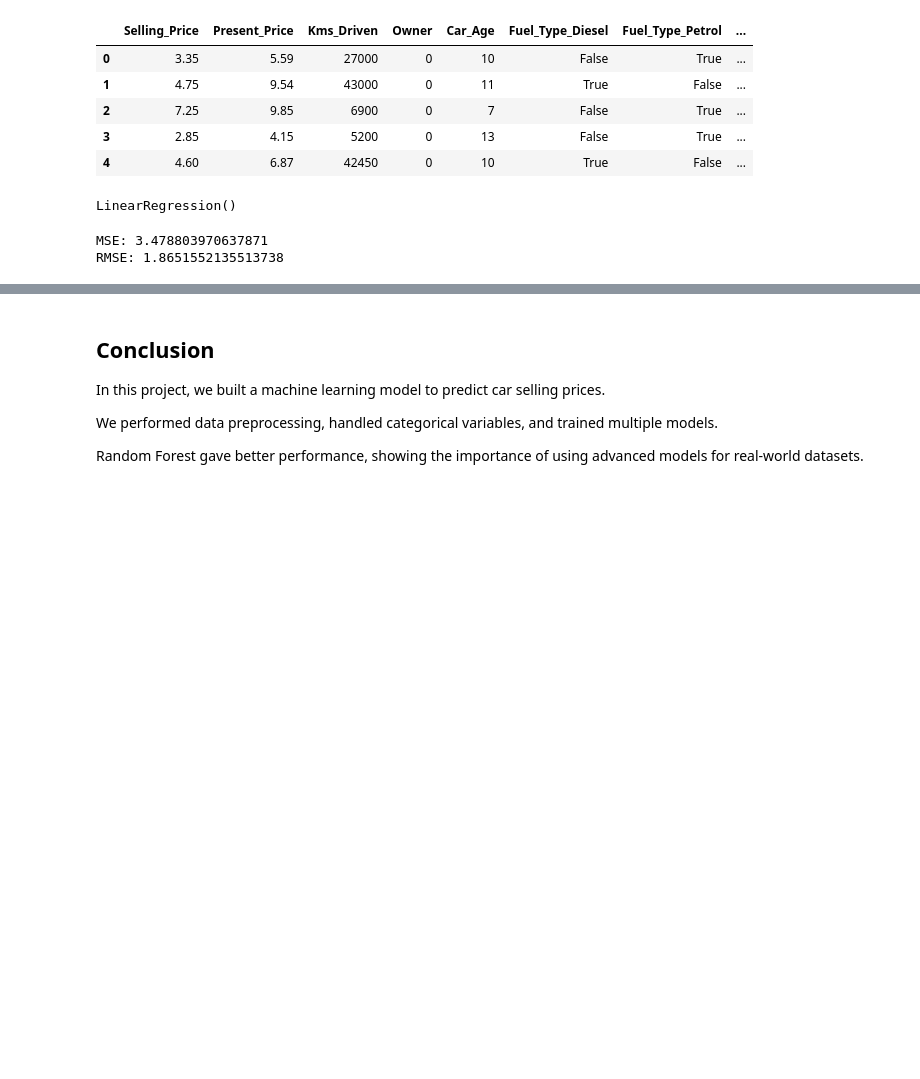
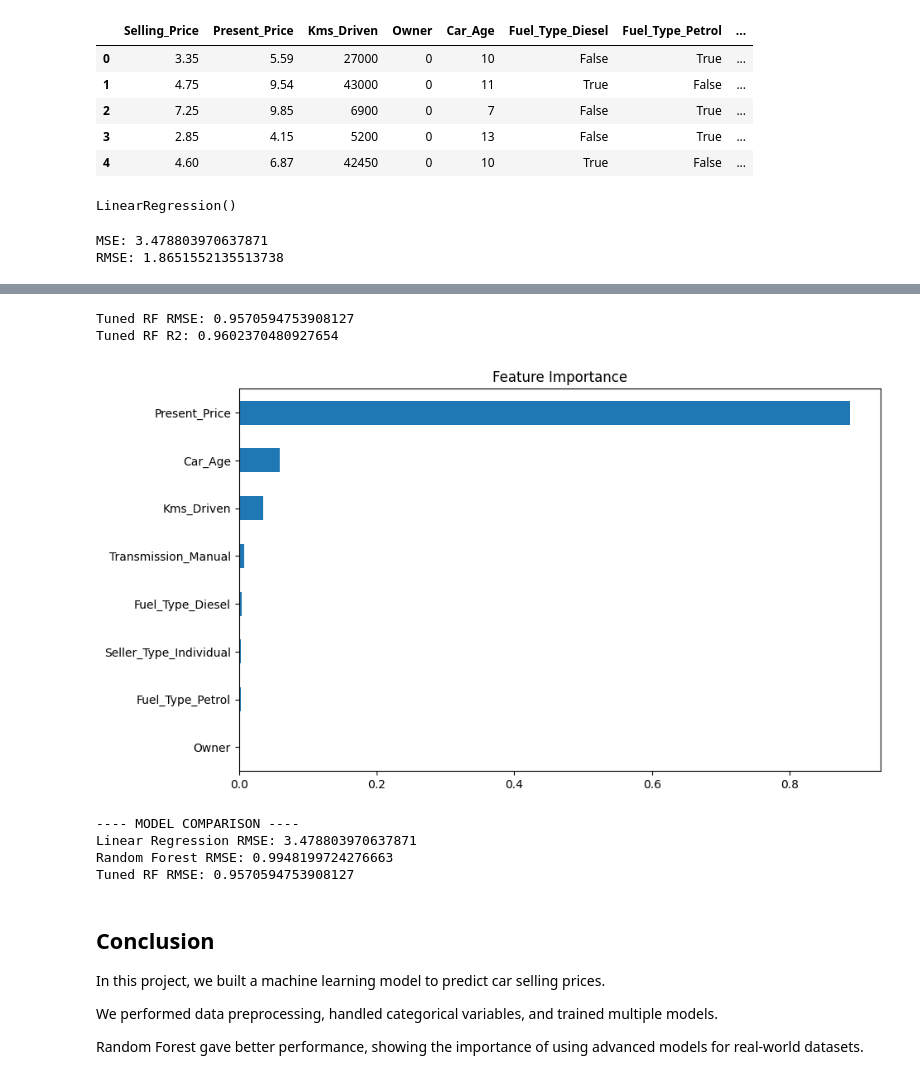
Before and after one commit to Swayam5292/ShadowFox, a Jupyter notebook: car-selling-price-prediction.ipynb, the cells around one changed output, grey strips where cells are left out. Drawn from its saved outputs; the diff is of its cells as text; code cells hidden in the pictures; blank space fills up the shorter version.

```diff
--- a/car-selling-price-prediction.ipynb
+++ b/car-selling-price-prediction.ipynb
@@ -89,0 +119,21 @@ plt.show()
+# %%
+# Hyper Parameter Tuning
+from sklearn.model_selection import RandomizedSearchCV
+param_grid = {
+    'n_estimators': [100, 200, 300],
+    'max_depth': [None, 5, 10, 20],
+    'min_samples_split': [2, 5, 10],
+    'min_samples_leaf': [1, 2, 4]
+}
+
+rf_random = RandomizedSearchCV(
+    estimator=rf,
+    param_distributions=param_grid,
+    n_iter=10,
+    cv=5,
+    verbose=2,
+    random_state=42,
+    n_jobs=-1
+)
+
+rf_random.fit(X_train, y_train)
@@ -89,0 +148,25 @@ plt.show()
+# %%
+# Best Model
+best_rf = rf_random.best_estimator_
+# %%
+# Evaluating Tuned Model
+from sklearn.metrics import r2_score
+y_pred_best = best_rf.predict(X_test)
+
+mse_best = mean_squared_error(y_test, y_pred_best)
+rmse_best = np.sqrt(mse_best)
+r2_best = r2_score(y_test, y_pred_best)
+
+print("Tuned RF RMSE:", rmse_best)
+print("Tuned RF R2:", r2_best)
+# %% [output]
+Tuned RF RMSE: 0.9570594753908127
+Tuned RF R2: 0.9602370480927654
+# %%
+# Feature Importance
+importance = pd.Series(best_rf.feature_importances_, index=X.columns)
+importance.sort_values().plot(kind='barh', figsize=(10,6))
+plt.title("Feature Importance")
+plt.show()
+# %% [output]
+[figure, added]
@@ -90,3 +178,14 @@ plt.show()
+# %%
+# Model Comparison
+print("---- MODEL COMPARISON ----")
+print("Linear Regression RMSE:", mse)
+print("Random Forest RMSE:", rmse_rf)
+print("Tuned RF RMSE:", rmse_best)
+# %% [output]
+---- MODEL COMPARISON ----
+Linear Regression RMSE: 3.478803970637871
+Random Forest RMSE: 0.9948199724276663
+Tuned RF RMSE: 0.9570594753908127
 # %% [markdown]
 ## Conclusion
 
```
Also changed, not shown: parts of 10 cells of this notebook, 4 other files.
